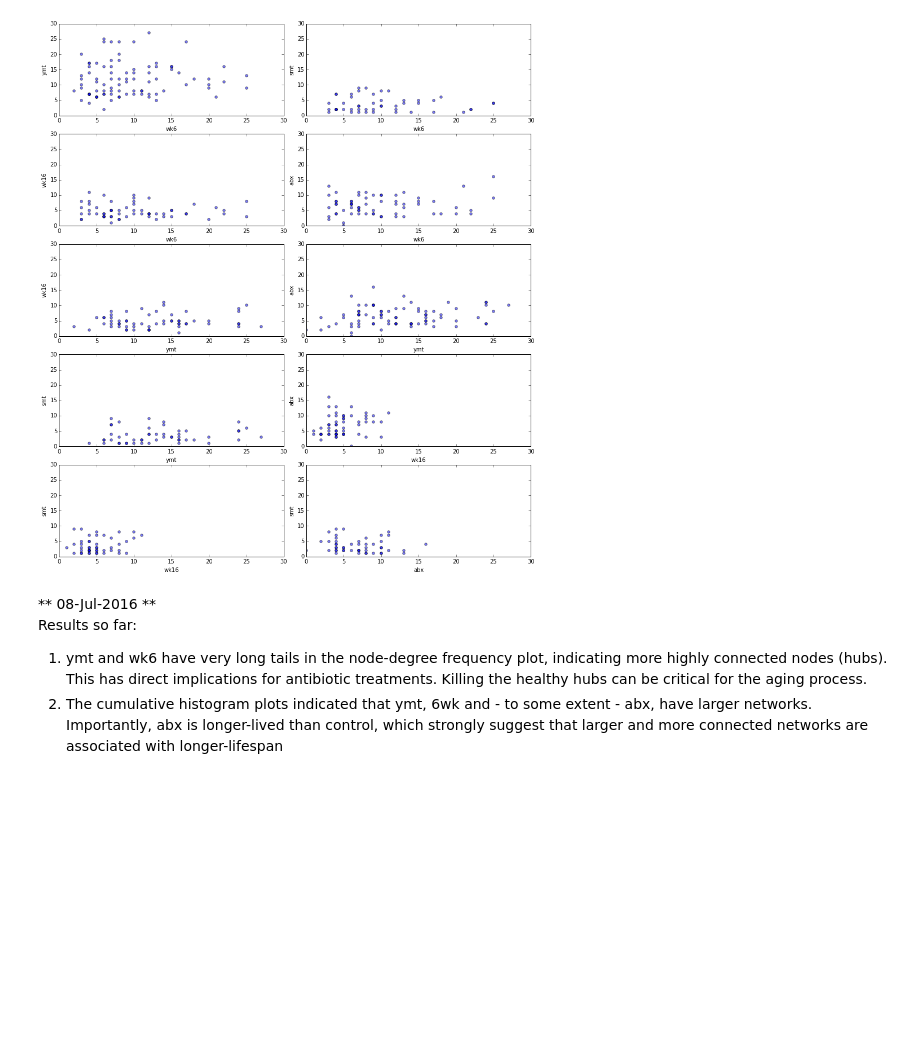
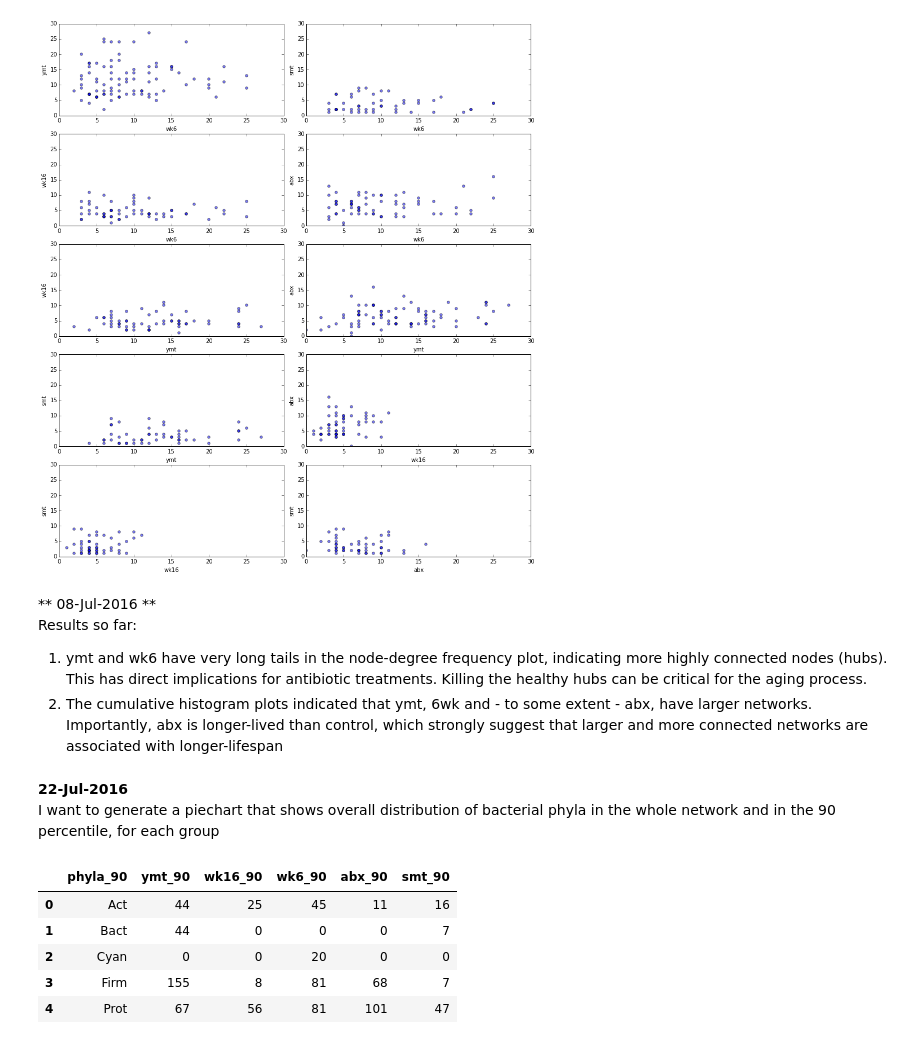
Before and after one commit to dvalenzano/uBiome_Network, a Jupyter notebook: Network_distribution_powerfit.ipynb, the cells around one changed output. Drawn from its saved outputs; the diff is of its cells as text; code cells hidden in the pictures; blank space fills up the shorter version.

```diff
--- a/Network_distribution_powerfit.ipynb
+++ b/Network_distribution_powerfit.ipynb
@@ -356,3 +404,6 @@ plt.show()
 Results so far:
 1. ymt and wk6 have very long tails in the node-degree frequency plot, indicating more highly connected nodes (hubs). This has direct implications for antibiotic treatments. Killing the healthy hubs can be critical for the aging process.
 2. The cumulative histogram plots indicated that ymt, 6wk and - to some extent - abx, have larger networks. Importantly, abx is longer-lived than control, which strongly suggest that larger and more connected networks are associated with longer-lifespan
+# %% [markdown]
+**22-Jul-2016**
+I want to generate a piechart that shows overall distribution of bacterial phyla in the whole network and in the 90 percentile, for each group
@@ -358,0 +556,17 @@ Results so far:
+# %%
+raw_data = {'phyla_90': ['Act', 'Bact', 'Cyan', 'Firm', 'Prot'],
+           'ymt_90':[44,44,0,155,67],
+           'wk16_90':[25,0,0,8,56],
+           'wk6_90':[45,0,20,81,81],
+           'abx_90':[11,0,0,68,101],
+           'smt_90':[16,7,0,7,47] }
+
+df = pd.DataFrame(raw_data, columns = ['phyla_90', 'ymt_90', 'wk16_90', 'wk6_90', 'abx_90', 'smt_90'])
+df
+# %% [output]
+|  | phyla_90 | ymt_90 | wk16_90 | wk6_90 | abx_90 | smt_90 |
+| 0 | Act | 44 | 25 | 45 | 11 | 16 |
+| 1 | Bact | 44 | 0 | 0 | 0 | 7 |
+| 2 | Cyan | 0 | 0 | 20 | 0 | 0 |
+| 3 | Firm | 155 | 8 | 81 | 68 | 7 |
+| 4 | Prot | 67 | 56 | 81 | 101 | 47 |
```
Also changed, not shown: parts of 12 cells of this notebook.
